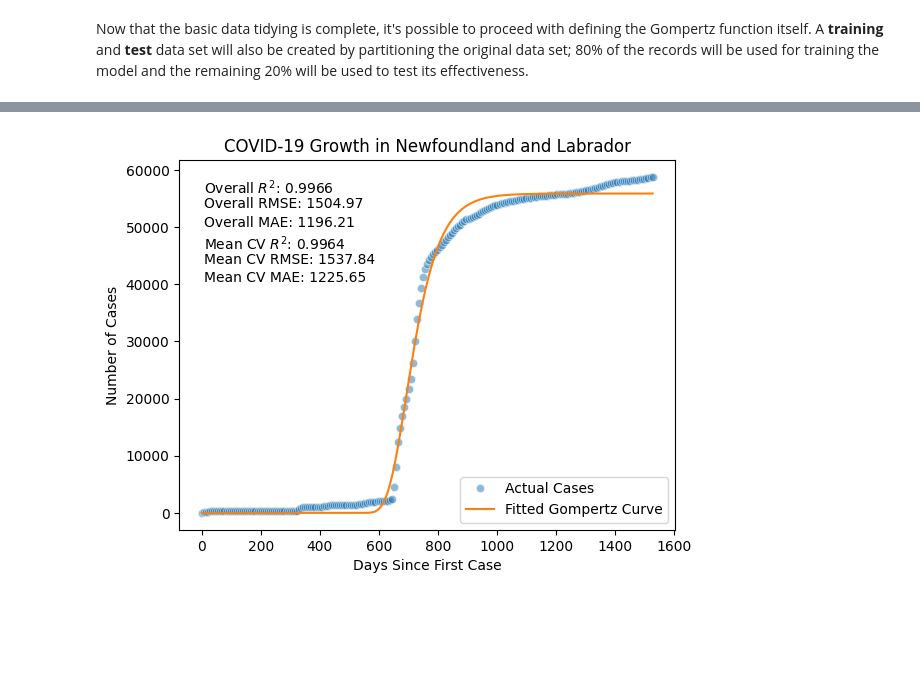
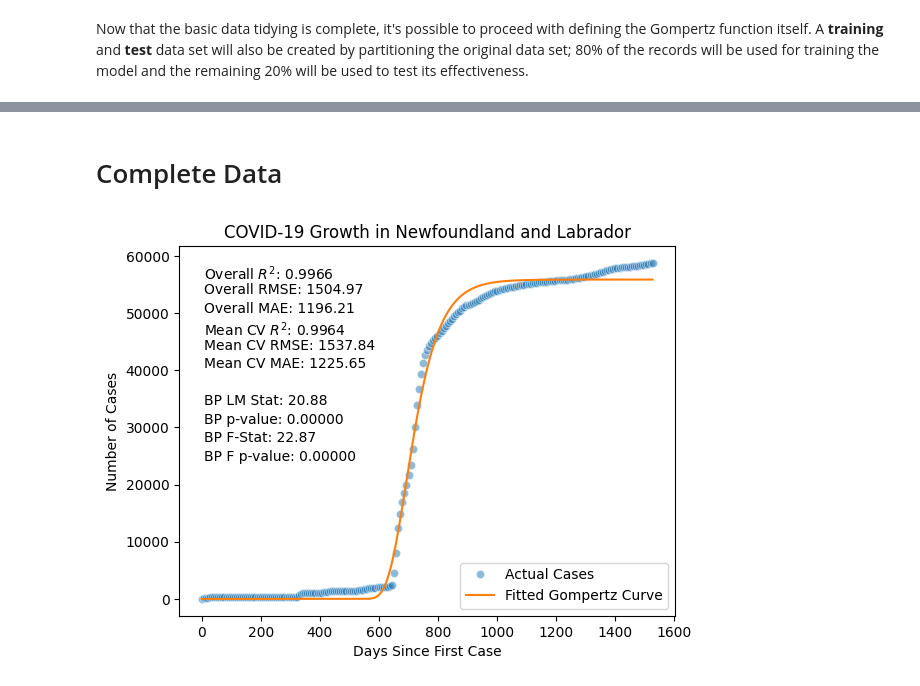
Before and after one commit to sa0v/COVID, a Jupyter notebook: COVID.ipynb, the cells around one changed output, grey strips where cells are left out. Saved outputs shown, nothing was run; the diff lists cells and outputs as text; code cells hidden in the pictures; blank space fills up the shorter version.

```diff
--- a/COVID.ipynb
+++ b/COVID.ipynb
@@ -235,15 +299,23 @@ The model appears to perform reasonably well against the test data set as well.
+# %% [markdown]
+# Complete Data
 # %%
+# Calculate days since the first case
 data['days'] = (data['date'] - data['date'].min()).dt.days
 
+# Define the Gompertz function
+def gompertz(t, A, B, C):
+    return A * np.exp(-B * np.exp(-C * t))
+
+# Initial guess for Gompertz curve parameters
 initial_guess = [data['totalcases'].max(), 1, 0.01]
 
-# Define parameter bounds to prevent overflow.
+# Parameter bounds to prevent overflow
 parameter_bounds = (
-    [0, 0, 0],  # Lower bounds: A, B, C >= 0.
-    [np.inf, np.inf, 1]  # Upper bounds: A, B unbounded, C <= 1.
+    [0, 0, 0],  # Lower bounds: A, B, C >= 0
+    [np.inf, np.inf, 1]  # Upper bounds: A, B unbounded, C <= 1
 )
 
-# Perform K-fold cross-validation.
+# K-Fold cross-validation
 kf = KFold(n_splits=5, shuffle=True, random_state=42)
 cv_r2_scores = []
 cv_rmse_scores = []
@@ -251,33 +323,33 @@ cv_mae_scores = []
 
 for train_index, test_index in kf.split(data):
     train_data = data.iloc[train_index]
-    test_data = data.iloc[test_index].copy()  # Explicitly create a copy to avoid SettingWithCopyWarning.
+    test_data = data.iloc[test_index].copy()  # Explicitly create a copy to avoid SettingWithCopyWarning
 
     try:
-        # Fit the Gompertz curve to the training data.
+        # Fit the Gompertz curve to the training data
         params, covariance = curve_fit(
             gompertz,
             train_data['days'],
             train_data['totalcases'],
             p0=initial_guess,
-            bounds=parameter_bounds, # The parameter bounds are added here.
+            bounds=parameter_bounds,
             maxfev=10000
         )
 
-        # Generate some predictions on the test data.
+        # Generate predictions on the test data
         test_data['fitted_cases'] = gompertz(test_data['days'], *params)
 
-        # Calculate the residuals.
+        # Calculate residuals
         residuals = test_data['totalcases'] - test_data['fitted_cases']
 
-        # Calculate performance metrics.
+        # Calculate performance metrics
         ss_total = np.sum((test_data['totalcases'] - np.mean(test_data['totalcases'])) ** 2)
         ss_residual = np.sum(residuals ** 2)
         r_squared = 1 - (ss_residual / ss_total)
         rmse = np.sqrt(mean_squared_error(test_data['totalcases'], test_data['fitted_cases']))
         mae = mean_absolute_error(test_data['totalcases'], test_data['fitted_cases'])
 
-        # Append metrics to the lists.
+        # Append metrics to lists
         cv_r2_scores.append(r_squared)
         cv_rmse_scores.append(rmse)
         cv_mae_scores.append(mae)
@@ -286,12 +358,12 @@ for train_index, test_index in kf.split(data):
         print("Curve fitting failed for this fold")
         continue
 
-# Calculate mean cross-validation metrics.
+# Calculate mean cross-validation metrics
 mean_cv_r2 = np.mean(cv_r2_scores)
 mean_cv_rmse = np.mean(cv_rmse_scores)
 mean_cv_mae = np.mean(cv_mae_scores)
 
-# Fit the Gompertz curve to the entire dataset.
+# Fit Gompertz curve to the entire dataset
 params, covariance = curve_fit(
     gompertz,
     data['days'],
@@ -302,38 +374,52 @@ params, covariance = curve_fit(
 )
 data['fitted_cases'] = gompertz(data['days'], *params)
 
-# Calculate the residuals for the full dataset.
+# Recalculate residuals for the full dataset
 residuals = data['totalcases'] - data['fitted_cases']
 
-# Calculate R-squared.
+# Calculate R-squared
 ss_total = np.sum((data['totalcases'] - np.mean(data['totalcases'])) ** 2)
 ss_residual = np.sum(residuals ** 2)
 r_squared = 1 - (ss_residual / ss_total)
 
-# Calculate RMSE and MAE.
+# Calculate RMSE and MAE
 rmse = np.sqrt(mean_squared_error(data['totalcases'], data['fitted_cases']))
 mae = mean_absolute_error(data['totalcases'], data['fitted_cases'])
 
-# Plot of the actual case numbers.
+# Perform Breusch-Pagan test for heteroscedasticity
+X_with_constant = add_constant(data['days'])  # Add constant to predictor
+bp_test = het_breuschpagan(residuals, X_with_constant)
+bp_test_results = {
+    "Lagrange Multiplier Statistic": bp_test[0],
+    "p-value": bp_test[1],
+    "F-statistic": bp_test[2],
+    "F-test p-value": bp_test[3],
+}
+
+# Plot actual case numbers and fitted Gompertz curve
 sns.lineplot(x=data['days'], y=data['totalcases'], label='Actual Cases', color='tab:blue', marker='o', linestyle='None', alpha=0.5)
-
-# Plot of the fitted Gompertz curve.
 sns.lineplot(x=data['days'], y=data['fitted_cases'], label='Fitted Gompertz Curve', color='tab:orange')
 
 plt.title("COVID-19 Growth in Newfoundland and Labrador")
 plt.xlabel("Days Since First Case")
 plt.ylabel("Number of Cases")
 plt.legend()
 plt.grid(False)
 
-# Display performance metrics directly on the plot.
+# Display performance metrics and Breusch-Pagan test results on the plot
 plt.text(0.05, 0.95, f"Overall $R^2$: {r_squared:.4f}", transform=plt.gca().transAxes, fontsize=10, verticalalignment='top')
 plt.text(0.05, 0.90, f"Overall RMSE: {rmse:.2f}", transform=plt.gca().transAxes, fontsize=10, verticalalignment='top')
 plt.text(0.05, 0.85, f"Overall MAE: {mae:.2f}", transform=plt.gca().transAxes, fontsize=10, verticalalignment='top')
 plt.text(0.05, 0.80, f"Mean CV $R^2$: {mean_cv_r2:.4f}", transform=plt.gca().transAxes, fontsize=10, verticalalignment='top')
 plt.text(0.05, 0.75, f"Mean CV RMSE: {mean_cv_rmse:.2f}", transform=plt.gca().transAxes, fontsize=10, verticalalignment='top')
 plt.text(0.05, 0.70, f"Mean CV MAE: {mean_cv_mae:.2f}", transform=plt.gca().transAxes, fontsize=10, verticalalignment='top')
 
+# Add Breusch-Pagan test results to the plot
+plt.text(0.05, 0.60, f"BP LM Stat: {bp_test[0]:.2f}", transform=plt.gca().transAxes, fontsize=10, verticalalignment='top')
+plt.text(0.05, 0.55, f"BP p-value: {bp_test[1]:.5f}", transform=plt.gca().transAxes, fontsize=10, verticalalignment='top')
+plt.text(0.05, 0.50, f"BP F-Stat: {bp_test[2]:.2f}", transform=plt.gca().transAxes, fontsize=10, verticalalignment='top')
+plt.text(0.05, 0.45, f"BP F p-value: {bp_test[3]:.5f}", transform=plt.gca().transAxes, fontsize=10, verticalalignment='top')
+
 plt.show()
 # %% [output]
-[figure, old version]
+[figure, new version]
```
Also changed, not shown: parts of 29 cells of this notebook.
